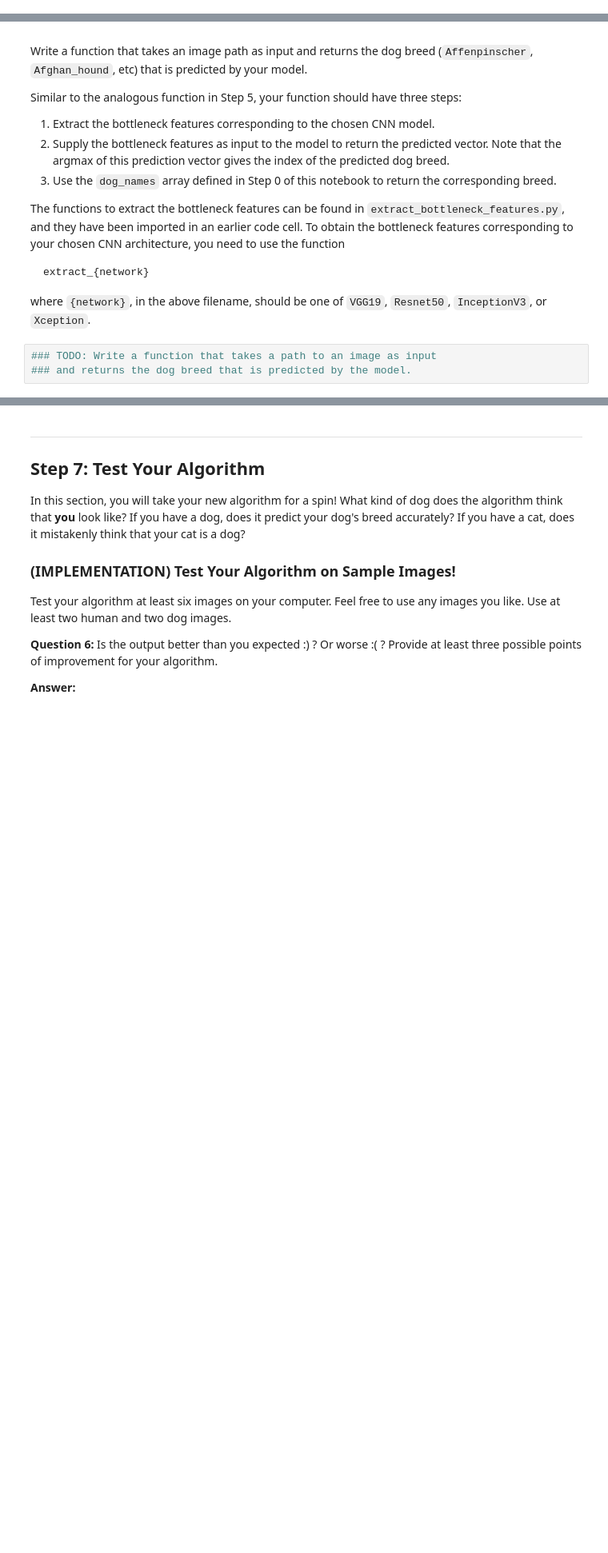
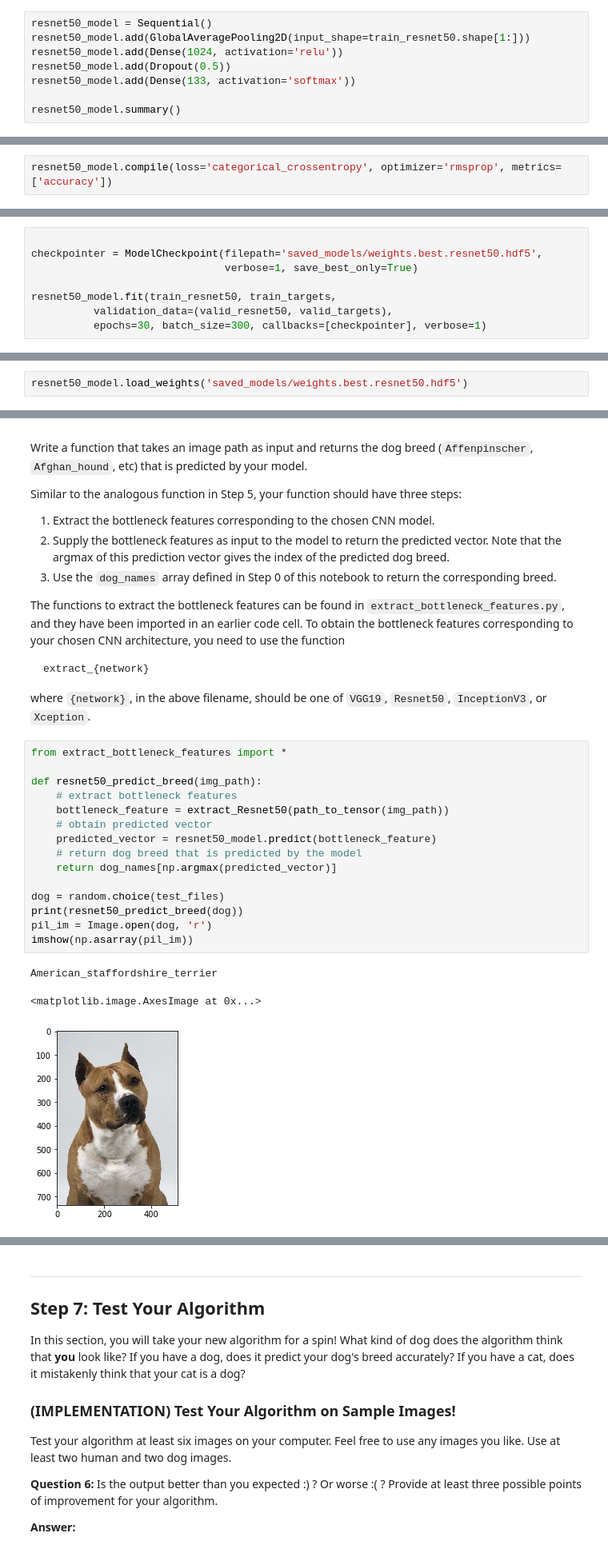
Before and after one commit to WillianPaiva/dog-project, a Jupyter notebook: dog_app.ipynb, the cells around one changed output, grey strips where cells are left out. Shown at 80% size. Drawn from its saved outputs; the diff is of its cells as text; blank space fills up the shorter version.

```diff
--- a/dog_app.ipynb
+++ b/dog_app.ipynb
@@ -567,0 +687,8 @@ __Answer:__
+# %%
+resnet50_model = Sequential()
+resnet50_model.add(GlobalAveragePooling2D(input_shape=train_resnet50.shape[1:]))
+resnet50_model.add(Dense(1024, activation='relu'))
+resnet50_model.add(Dropout(0.5))
+resnet50_model.add(Dense(133, activation='softmax'))
+
+resnet50_model.summary()
@@ -572,3 +713,5 @@ __Answer:__
+# %%
+resnet50_model.compile(loss='categorical_crossentropy', optimizer='rmsprop', metrics=['accuracy'])
 # %% [markdown]
 ### (IMPLEMENTATION) Train the Model
 
@@ -579,0 +721,8 @@ You are welcome to [augment the training data](https://blog.keras.io/building-po
+# %%
+
+checkpointer = ModelCheckpoint(filepath='saved_models/weights.best.resnet50.hdf5',
+                               verbose=1, save_best_only=True)
+
+resnet50_model.fit(train_resnet50, train_targets,
+          validation_data=(valid_resnet50, valid_targets),
+          epochs=30, batch_size=300, callbacks=[checkpointer], verbose=1)
@@ -584,3 +750,5 @@ You are welcome to [augment the training data](https://blog.keras.io/building-po
+# %%
+resnet50_model.load_weights('saved_models/weights.best.resnet50.hdf5')
 # %% [markdown]
 ### (IMPLEMENTATION) Test the Model
 
@@ -602,9 +777,25 @@ The functions to extract the bottleneck features can be found in `extract_bottle
     extract_{network}
 
 where `{network}`, in the above filename, should be one of `VGG19`, `Resnet50`, `InceptionV3`, or `Xception`.
-# %%
-### TODO: Write a function that takes a path to an image as input
-### and returns the dog breed that is predicted by the model.
+# %%
+from extract_bottleneck_features import *
+
+def resnet50_predict_breed(img_path):
+    # extract bottleneck features
+    bottleneck_feature = extract_Resnet50(path_to_tensor(img_path))
+    # obtain predicted vector
+    predicted_vector = resnet50_model.predict(bottleneck_feature)
+    # return dog breed that is predicted by the model
+    return dog_names[np.argmax(predicted_vector)]
+
+dog = random.choice(test_files)
+print(resnet50_predict_breed(dog))
+pil_im = Image.open(dog, 'r')
+imshow(np.asarray(pil_im))
+# %% [output]
+American_staffordshire_terrier
+<matplotlib.image.AxesImage at 0x...>
+[figure, added]
 # %% [markdown]
 ---
 <a id='step6'></a>
```
Also changed, not shown: parts of 32 cells of this notebook, 3 other files.
